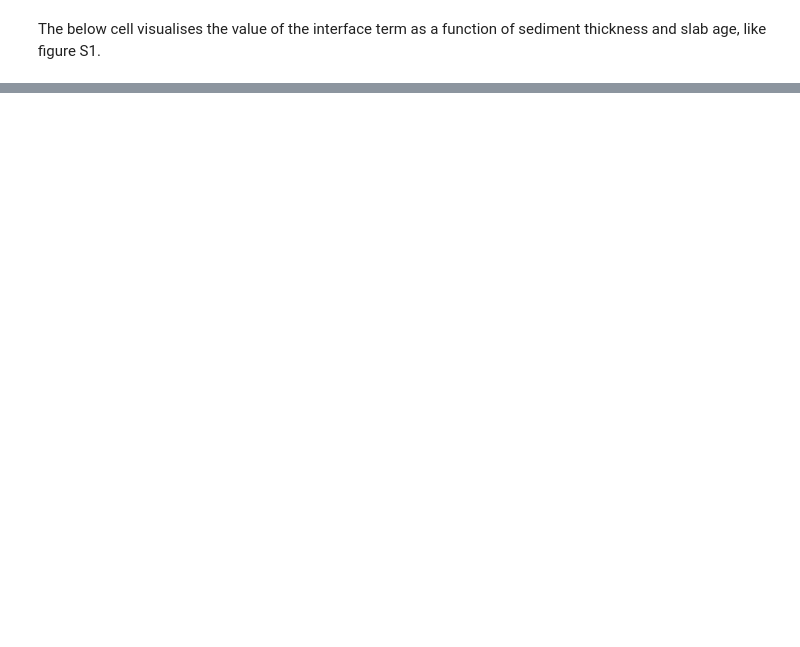
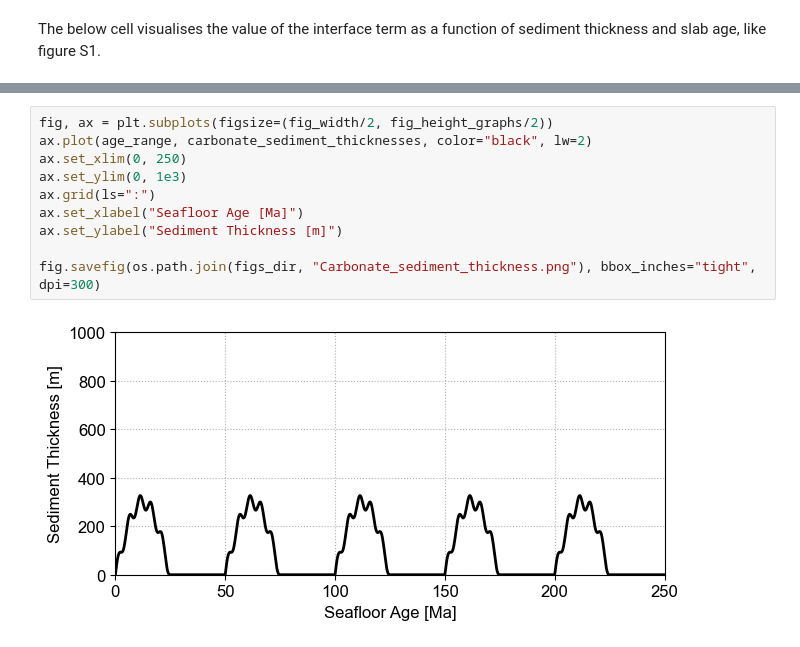
Before and after one commit to thomas-schouten/plato, a Jupyter notebook: notebooks/05a-Effects_of_sediment_subduction.ipynb, the cells around one changed output, grey strips where cells are left out. Cells and saved outputs as stored; diff of their text form; blank space fills up the shorter version.

```diff
--- a/notebooks/05a-Effects_of_sediment_subduction.ipynb
+++ b/notebooks/05a-Effects_of_sediment_subduction.ipynb
@@ -170,0 +286,12 @@ NameError: name 'fig_height' is not defined
+# %%
+fig, ax = plt.subplots(figsize=(fig_width/2, fig_height_graphs/2))
+ax.plot(age_range, carbonate_sediment_thicknesses, color="black", lw=2)
+ax.set_xlim(0, 250)
+ax.set_ylim(0, 1e3)
+ax.grid(ls=":")
+ax.set_xlabel("Seafloor Age [Ma]")
+ax.set_ylabel("Sediment Thickness [m]")
+
+fig.savefig(os.path.join(figs_dir, "Carbonate_sediment_thickness.png"), bbox_inches="tight", dpi=300)
+# %% [output]
+[figure, added]
```
Also changed, not shown: parts of 18 cells of this notebook, 3 other files.
